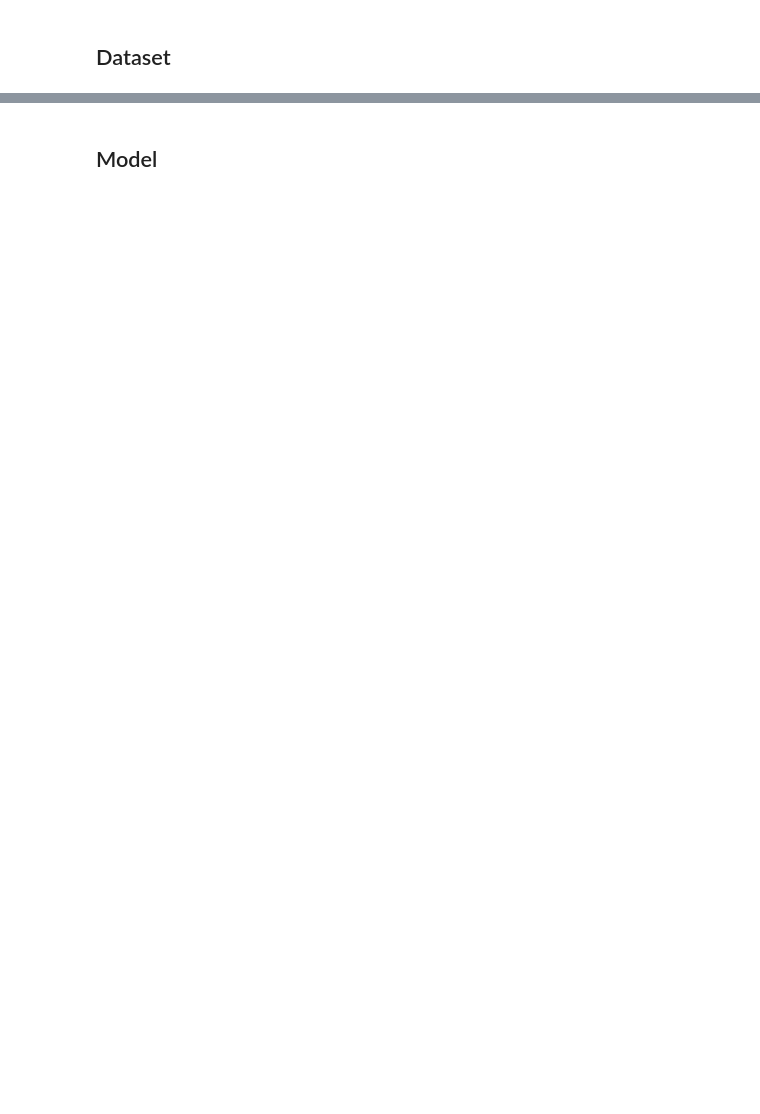
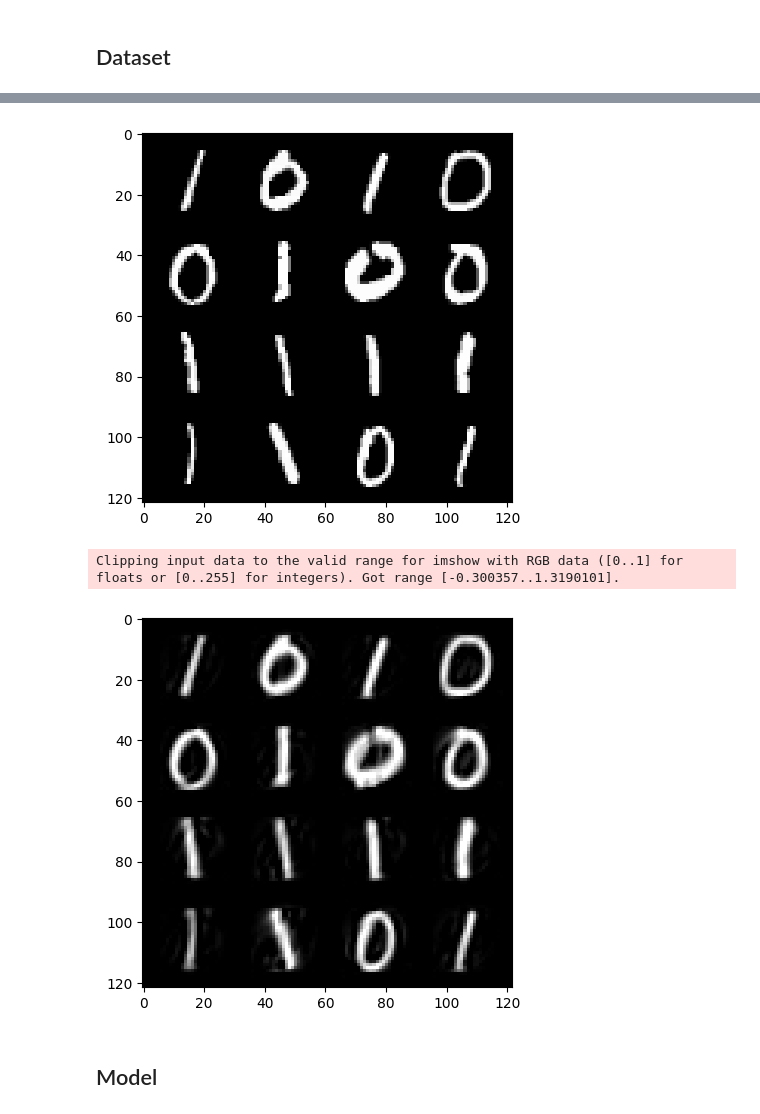
Before and after one commit to c1014695Newcastle/PyTorchJacard, a Jupyter notebook: model.ipynb, the cells around one changed output, grey strips where cells are left out. Cells and saved outputs as stored; diff of their text form; code cells hidden in the pictures; blank space fills up the shorter version.

```diff
--- a/model.ipynb
+++ b/model.ipynb
@@ -107,0 +122,7 @@ TEST SET LENGTH: 2115
+# %%
+encoder_epochs = 20
+
+encoder = AutoEncoder(64).to(device)
+
+criterion = nn.MSELoss()
+optimizer = torch.optim.Adam(encoder.parameters())
@@ -107,0 +181,33 @@ TEST SET LENGTH: 2115
+# %%
+from torchvision.utils import make_grid
+
+
+def imshow(img):
+    npimg = img.numpy()
+    #transpose: change array axis to correspond to the plt.imshow() function
+    plt.imshow(np.transpose(npimg, (1, 2, 0)))
+    plt.show()
+
+# load 16 images from testset
+inputs, _ = next(iter(testloader))
+inputs_example = make_grid(inputs[:16,:,:,:],4)
+imshow(inputs_example)
+
+#convert from image to tensor
+inputs=inputs.cuda()
+inputs=torch.reshape(inputs,(-1,784))
+
+# get the outputs from the trained model
+outputs=encoder(inputs)
+
+#convert from tensor to image
+outputs=torch.reshape(outputs,(-1,1,28,28))
+outputs=outputs.detach().cpu()
+
+#show the output images
+outputs_example = make_grid(outputs[:16,:,:,:],4)
+imshow(outputs_example)
+# %% [output]
+[figure, added]
+Clipping input data to the valid range for imshow with RGB data ([0..1] for floats or [0..255] for integers). Got range [-0.300357..1.3190101].
+[figure, added]
```
Also changed, not shown: parts of 22 cells of this notebook.
